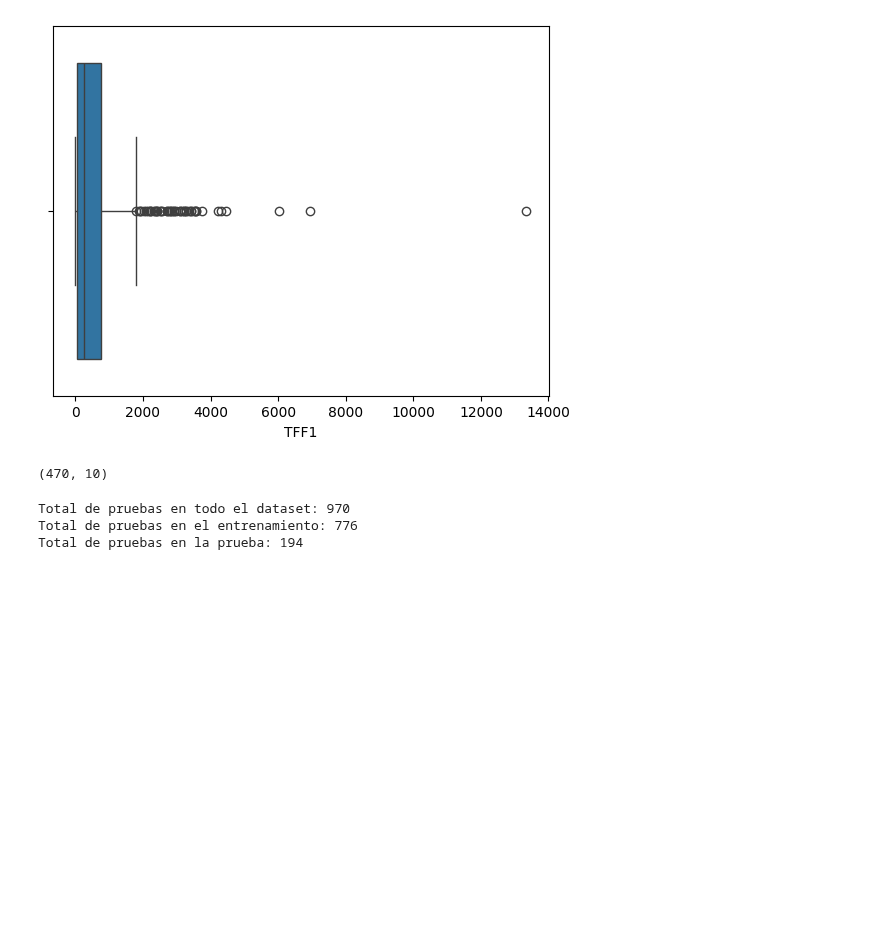
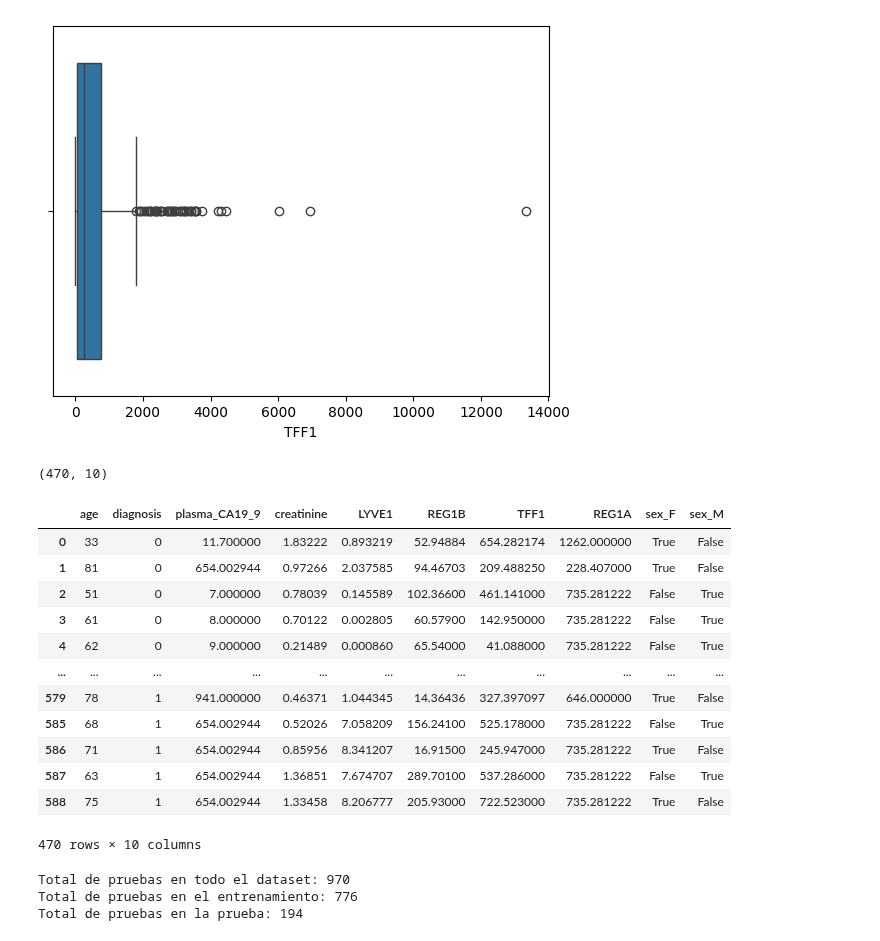
Before and after one commit to Pepe08tn/Proyecto-PIA-2025, a Jupyter notebook: notebooks/note.ipynb, the cells around one changed output. Cells and saved outputs as stored; diff of their text form; code cells hidden in the pictures; blank space fills up the shorter version.

```diff
--- a/notebooks/note.ipynb
+++ b/notebooks/note.ipynb
@@ -201,9 +202,9 @@ primer_cuartilQ1 = columnas_numericas.quantile(0.25)
 # También conocido como el cuartil inferior, es el valor que corta el 25% inferior de los datos. Se representa por el borde inferior del cuerpo de la caja.
 tercer_cuartilQ3 = columnas_numericas.quantile(0.75)
 # También conocido como el cuartil superior, es el valor que corta el 25% superior de los datos. Se representa por el borde superior del cuerpo de la caja.
-rangoIQR = tercer_cuartil - primer_cuartil
+rangoIQR = tercer_cuartilQ3 - primer_cuartilQ1
 #Es la diferencia entre el tercer y el primer cuartil: IQR=Q3−Q1. Representa el rango dentro del cual se encuentra la mitad central de los datos.
-# Sacado de los links
+# Sacado de los links -->
 
 # Filtrar outliers usando las columnas numéricas
 sin_outliers_mask = ~((columnas_numericas < (primer_cuartilQ1 - 1.5 * rangoIQR)) |
@@ -215,6 +216,22 @@ new_df = df[sin_outliers_mask]
 new_df.shape
 # %% [output]
 (470, 10)
+# %%
+new_df
+# %% [output]
+|  | age | diagnosis | plasma_CA19_9 | creatinine | LYVE1 | REG1B | TFF1 | REG1A | sex_F | sex_M |
+| 0 | 33 | 0 | 11.700000 | 1.83222 | 0.893219 | 52.94884 | 654.282174 | 1262.000000 | True | False |
+| 1 | 81 | 0 | 654.002944 | 0.97266 | 2.037585 | 94.46703 | 209.488250 | 228.407000 | True | False |
+| 2 | 51 | 0 | 7.000000 | 0.78039 | 0.145589 | 102.36600 | 461.141000 | 735.281222 | False | True |
+| 3 | 61 | 0 | 8.000000 | 0.70122 | 0.002805 | 60.57900 | 142.950000 | 735.281222 | False | True |
+| 4 | 62 | 0 | 9.000000 | 0.21489 | 0.000860 | 65.54000 | 41.088000 | 735.281222 | False | True |
+| ... | ... | ... | ... | ... | ... | ... | ... | ... | ... | ... |
+| 579 | 78 | 1 | 941.000000 | 0.46371 | 1.044345 | 14.36436 | 327.397097 | 646.000000 | True | False |
+| 585 | 68 | 1 | 654.002944 | 0.52026 | 7.058209 | 156.24100 | 525.178000 | 735.281222 | False | True |
+| 586 | 71 | 1 | 654.002944 | 0.85956 | 8.341207 | 16.91500 | 245.947000 | 735.281222 | True | False |
+| 587 | 63 | 1 | 654.002944 | 1.36851 | 7.674707 | 289.70100 | 537.286000 | 735.281222 | False | True |
+| 588 | 75 | 1 | 654.002944 | 1.33458 | 8.206777 | 205.93000 | 722.523000 | 735.281222 | True | False |
+470 rows × 10 columns
 # %%
 n = 500 # Número de muestras para el nuevo dataset
 nuevos_datos_para_entrenamineto = pd.DataFrame({
```
Also changed, not shown: parts of 3 cells of this notebook.
